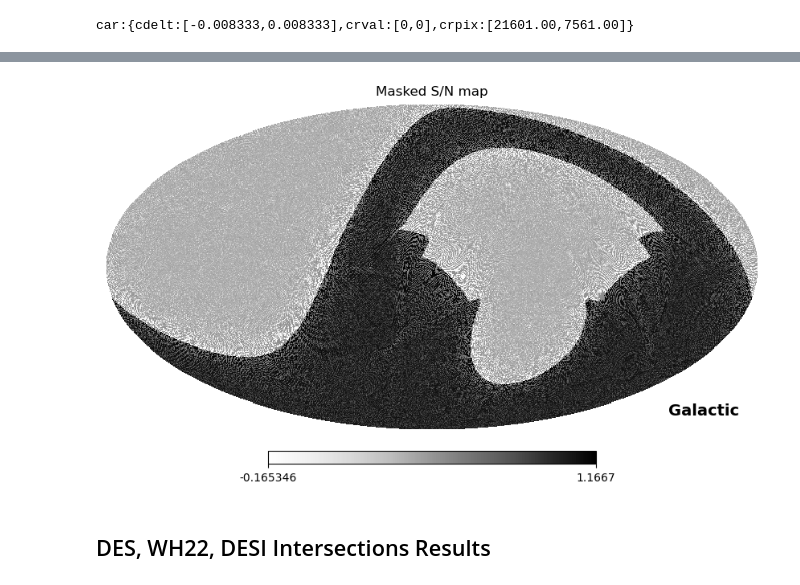
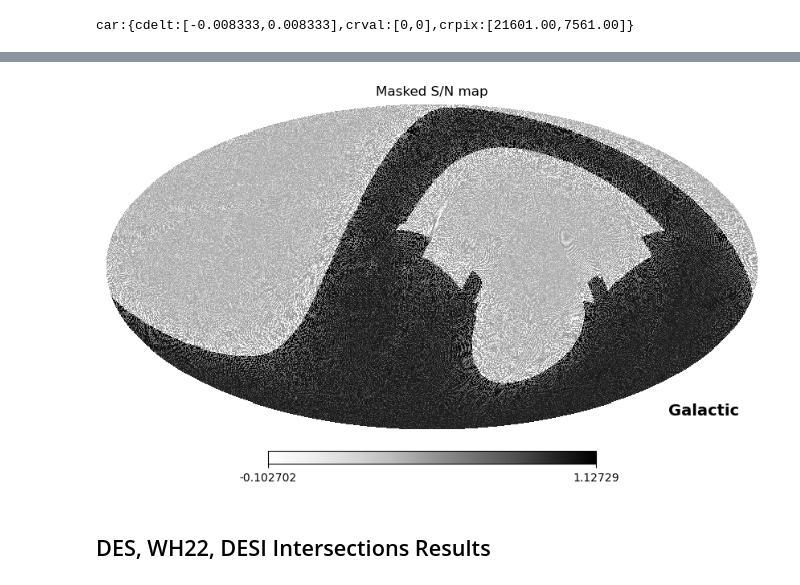
Before and after one commit to dchanda2002/MLCosmo, a Jupyter notebook: plot_signals.ipynb, the cells around one changed output, grey strips where cells are left out. Cells and saved outputs as stored; diff of their text form; code cells hidden in the pictures.

Commit message:
Intersection plotting updates

```diff
--- a/plot_signals.ipynb
+++ b/plot_signals.ipynb
@@ -1688,8 +1728,10 @@ act_mask
+# %%
+read_mask = enmap.read_map('data/act220_mask.fits')
 # %%
-map_healpix = reproject.healpix_from_enmap(act_mask, lmax = 6000, nside = 512)
+map_healpix = reproject.healpix_from_enmap(read_mask, lmax = 6000, nside = 512)
 hp.mollview(map_healpix,norm='hist',cmap='Greys',title='Masked S/N map',cbar=True, coord = ["C", "G"])
 # %% [output]
-[figure, old version]
+[figure, new version]
 # %% [markdown]
 ## DES, WH22, DESI Intersections Results ##
 # %%
```
Also changed, not shown: parts of 47 cells of this notebook, 1 other file.
